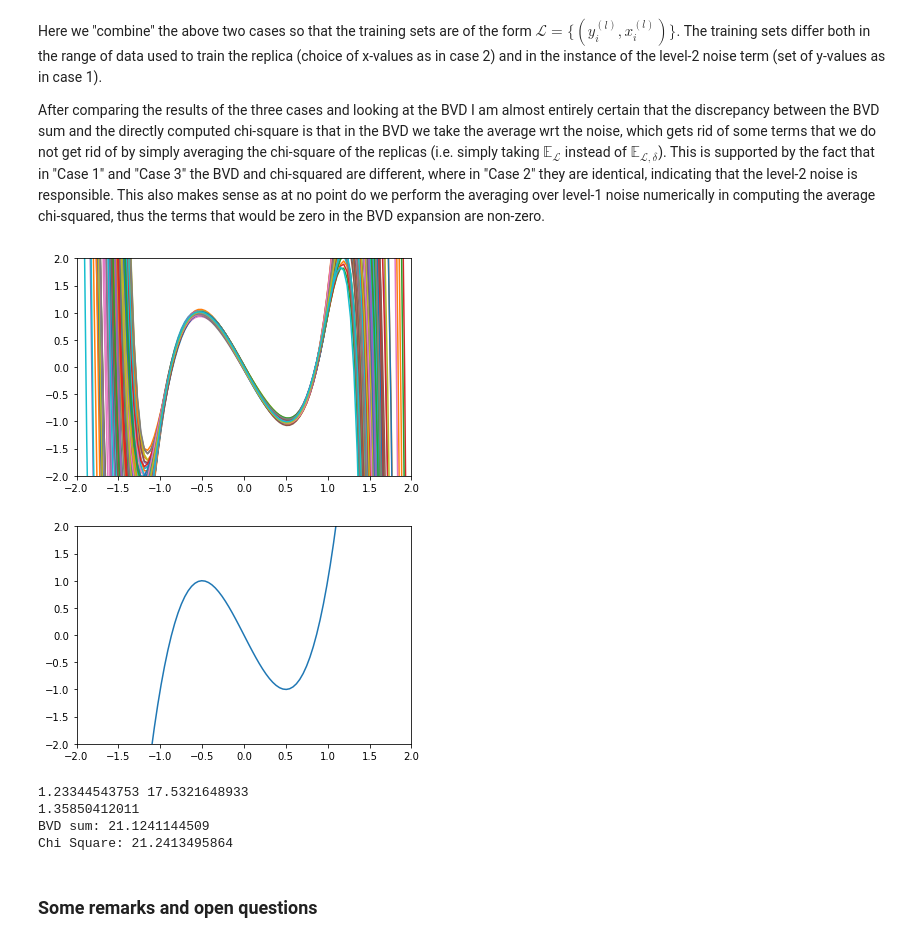
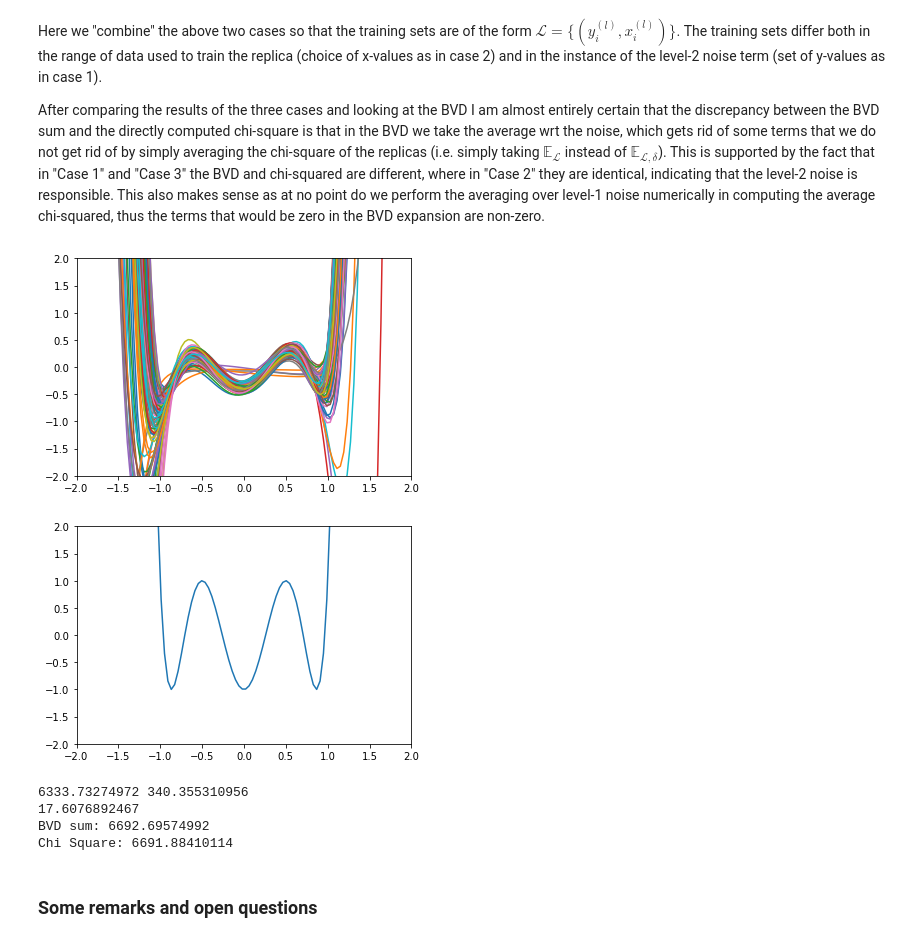
Before and after one commit to clueless-physicist/toy_model_notebook, a Jupyter notebook: new_structure_toy_model.ipynb, the cells around one changed output. Saved outputs shown, nothing was run; the diff lists cells and outputs as text; code cells hidden in the pictures.

```diff
--- a/new_structure_toy_model.ipynb
+++ b/new_structure_toy_model.ipynb
@@ -427,45 +427,45 @@ Here we "combine" the above two cases so that the training sets are of the form
 
 After comparing the results of the three cases and looking at the BVD I am almost entirely certain that the discrepancy between the BVD sum and the directly computed chi-square is that in the BVD we take the average wrt the noise, which gets rid of some terms that we do not get rid of by simply averaging the chi-square of the replicas (i.e. simply taking $\mathbb{E}_{\mathcal{L}}$ instead of $\mathbb{E}_{\mathcal{L, \delta}}$). This is supported by the fact that in "Case 1" and "Case 3" the BVD and chi-squared are different, where in "Case 2" they are identical, indicating that the level-2 noise is responsible. This also makes sense as at no point do we perform the averaging over level-1 noise numerically in computing the average chi-squared, thus the terms that would be zero in the BVD expansion are non-zero.
 # %%
-N_law = 4
+N_law = 7
 x_i = -1
 x_f = 1
 N_x=200
 sigma = 0.1
 noise_level = 2
 N_model = 10
 
 #define bounds to evaluate chi-squared
 x_i_chi = 1
 x_f_chi = 1.2
 N_eval = 100
 
 # determine the underlying law and data set data_eval to evaluate the chi-squared on
 law_case_3 = Law(N_law)
 N_replicas = 100
 data_eval = Data(N_law, N_eval, x_i_chi, x_f_chi, noise_level, sigma, N_replicas)
 
 data_case_3 = Data(N_law, N_x, x_i, x_f, noise_level, sigma, N_replicas)
 model_case_3 = Model(N_model, data=data_case_3)
 model_case_3.Numericfit(data_case_3, 4000, 0.00001, True)
 coef_model = model_case_3.GN
 bias_3, variance_3 = gen_bias_and_variance(coef_model, law_case_3, data_eval)
 chi_square = chi_2(coef_model, data_eval)
 level_1_noise = noise_lv1(coef_model, law_case_3, data_eval)
 
 Plotsmoothpoly(model_case_3.GN)
 Plotsmoothpoly(np.array([law_case_3.c]))
 print(bias_3, variance_3)
 print(level_1_noise)
 print("BVD sum: " + str(1 + bias_3 + variance_3 + level_1_noise))
 print("Chi Square: " + str(chi_square))
 # %% [output]
-[figure, old version]
+[figure, new version]
-[figure, old version]
+[figure, new version]
-1.23344543753 17.5321648933
-1.35850412011
-BVD sum: 21.1241144509
-Chi Square: 21.2413495864
+6333.73274972 340.355310956
+17.6076892467
+BVD sum: 6692.69574992
+Chi Square: 6691.88410114
 # %% [markdown]
 ### Some remarks and open questions
 # %% [markdown]
```
Also changed, not shown: parts of 8 cells of this notebook.
